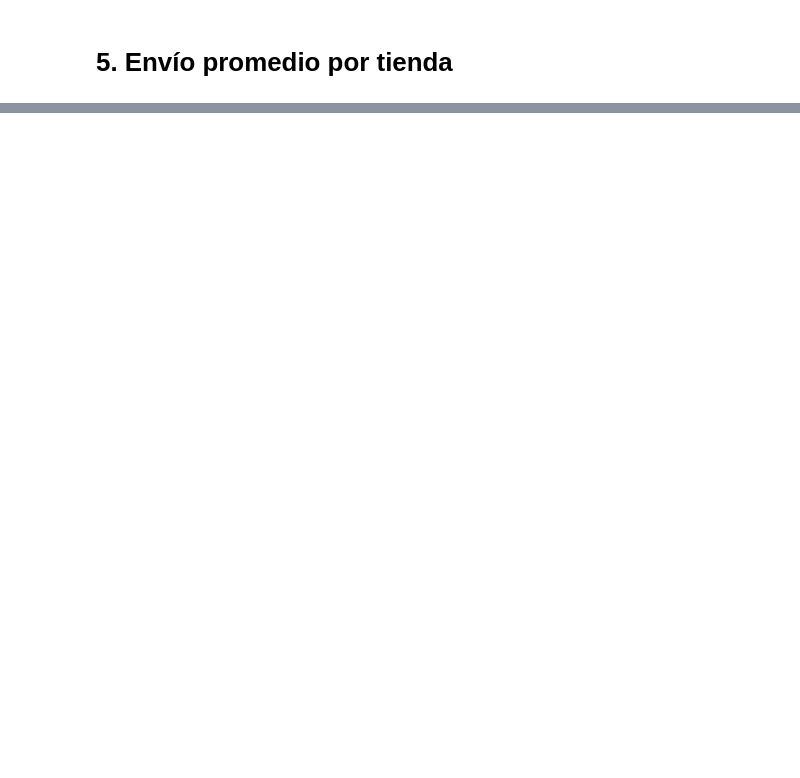
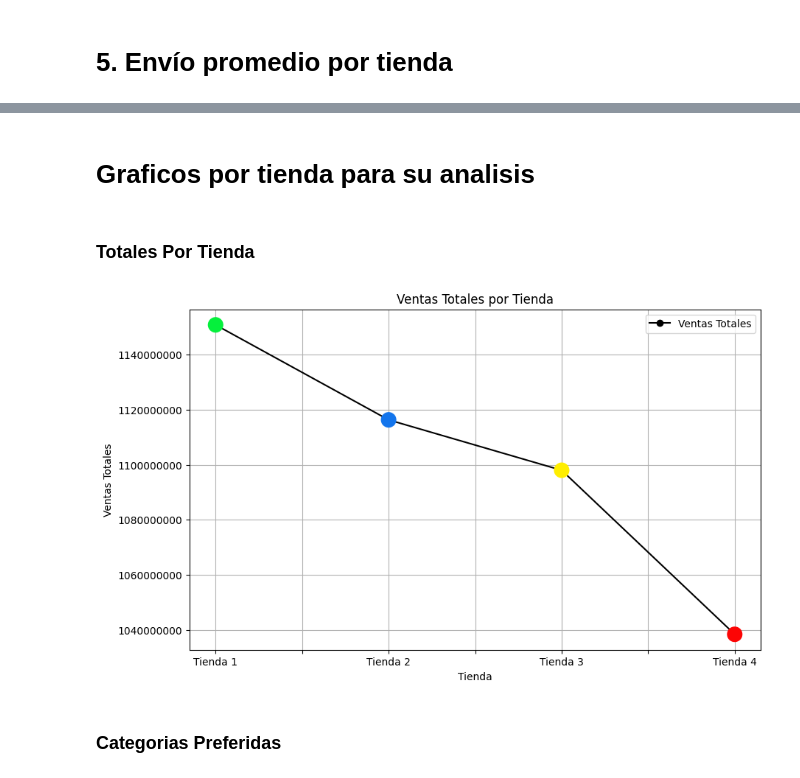
Before and after one commit to Raulac21/Challenge-ONE-Data-Science-Alura-Store-RaulAC, a Jupyter notebook: AluraStoreLatam.ipynb, the cells around one changed output, grey strips where cells are left out. Saved outputs shown, nothing was run; the diff lists cells and outputs as text; code cells hidden in the pictures; blank space fills up the shorter version.

```diff
--- a/AluraStoreLatam.ipynb
+++ b/AluraStoreLatam.ipynb
@@ -162,0 +108,3 @@ print(preciototalelec)
+# %%
+promedio4 = tienda4["Calificación"].mean().round(2)
+print('La Calificacion promedio de la tienda es:',promedio4)
@@ -166,0 +190,13 @@ print(preciototalelec)
+# %%
+df_final = pd.concat(
+    [
+        Ventas_totales.set_index("Tienda"),
+        Categoria_mas.set_index("Tienda"),
+        Calificaciones.set_index("Tienda"),
+        ventas_por_producto.set_index("Tienda"),
+        coste_envio_prom.set_index("Tienda")
+    ],
+    axis=1
+).reset_index()
+
+df_final
@@ -166,0 +209,35 @@ print(preciototalelec)
+# %% [markdown]
+# Graficos por tienda para su analisis
+# %%
+import matplotlib.pyplot as plt
+colors_by_shop = ['#05f03c', '#1375ec', '#ffee00', '#fc0505']
+# %% [markdown]
+### Totales Por Tienda
+# %%
+line_plot = Ventas_totales.plot(
+    x='Tienda',
+    y='Ventas Totales',
+    kind='line',
+    color='black',
+    marker='o',
+    figsize=(10,6),
+    grid=True,
+)
+
+line_plot.scatter(
+    Ventas_totales['Tienda'],
+    Ventas_totales['Ventas Totales'],
+    color=colors_by_shop,
+    s=200,
+    zorder=2
+)
+
+plt.title("Ventas Totales por Tienda")
+plt.ylabel("Ventas Totales")
+plt.ticklabel_format(style='plain', axis='y')
+
+plt.show()
+# %% [output]
+[figure, added]
+# %% [markdown]
+### Categorias Preferidas
```
Also changed, not shown: parts of 38 cells of this notebook.
